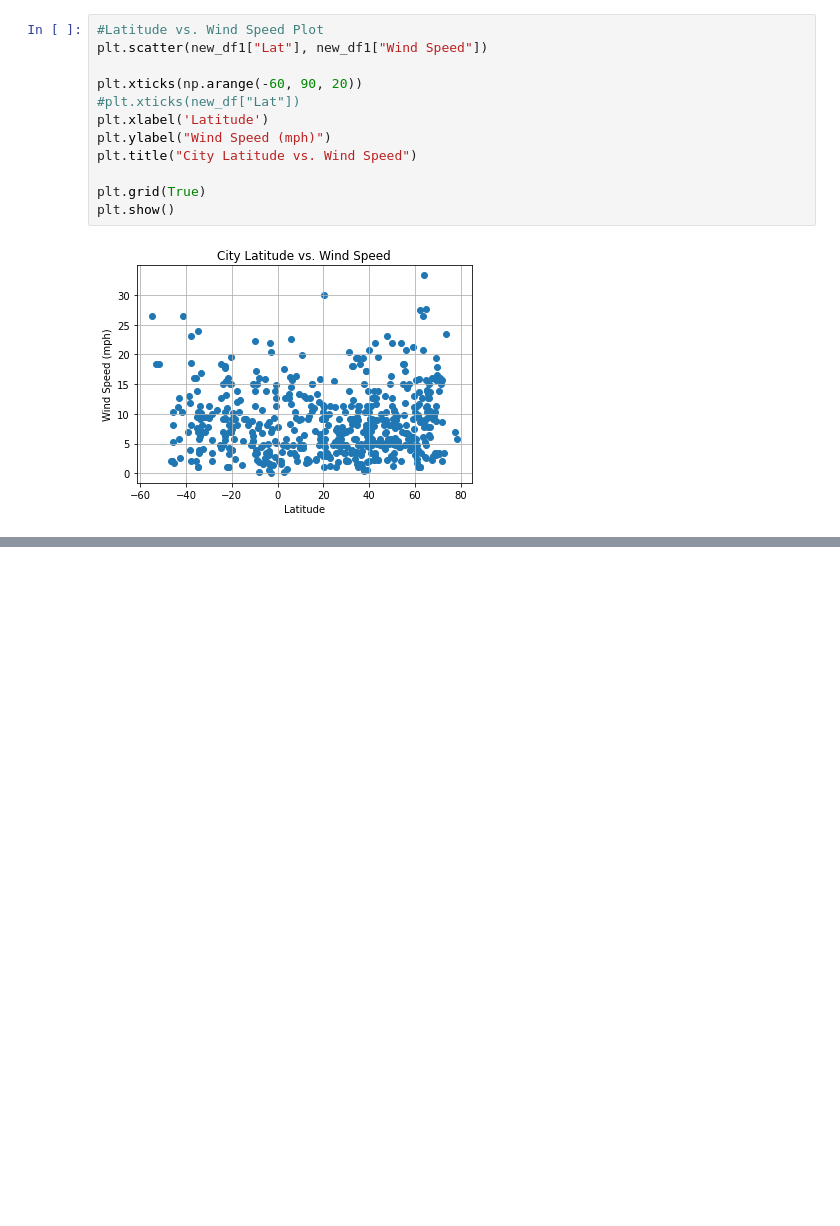
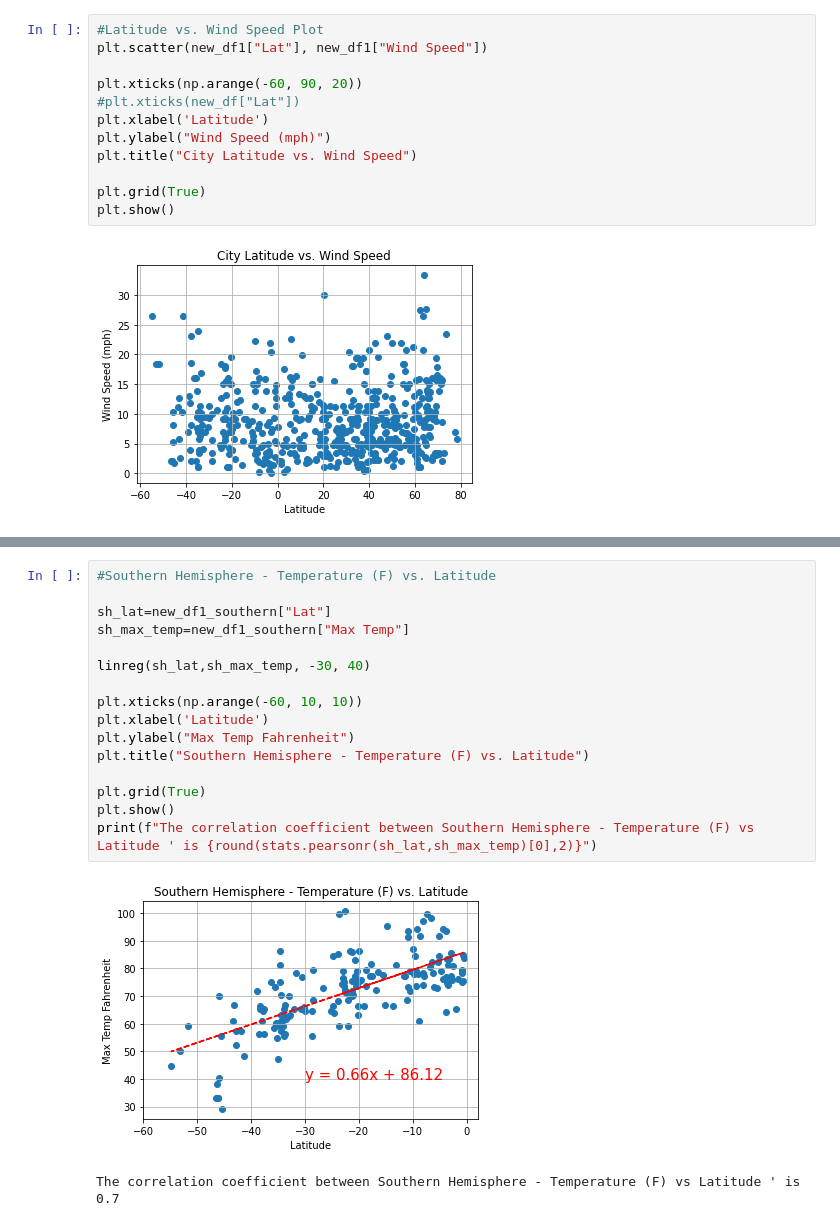
Before and after one commit to bregan78/python_api_challenge, a Jupyter notebook: WeatherPy/WeatherPy.ipynb, the cells around one changed output, grey strips where cells are left out. Cells and saved outputs as stored; diff of their text form; blank space fills up the shorter version.

```diff
--- a/WeatherPy/WeatherPy.ipynb
+++ b/WeatherPy/WeatherPy.ipynb
@@ -336,0 +375,19 @@ print(new_df1_less)
+# %%
+#Southern Hemisphere - Temperature (F) vs. Latitude
+
+sh_lat=new_df1_southern["Lat"]
+sh_max_temp=new_df1_southern["Max Temp"]
+
+linreg(sh_lat,sh_max_temp, -30, 40)
+
+plt.xticks(np.arange(-60, 10, 10))
+plt.xlabel('Latitude')
+plt.ylabel("Max Temp Fahrenheit")
+plt.title("Southern Hemisphere - Temperature (F) vs. Latitude")
+
+plt.grid(True)
+plt.show()
+print(f"The correlation coefficient between Southern Hemisphere - Temperature (F) vs Latitude ' is {round(stats.pearsonr(sh_lat,sh_max_temp)[0],2)}")
+# %% [output]
+[figure, added]
+The correlation coefficient between Southern Hemisphere - Temperature (F) vs Latitude ' is 0.7
```
Also changed, not shown: parts of 3 cells of this notebook.
